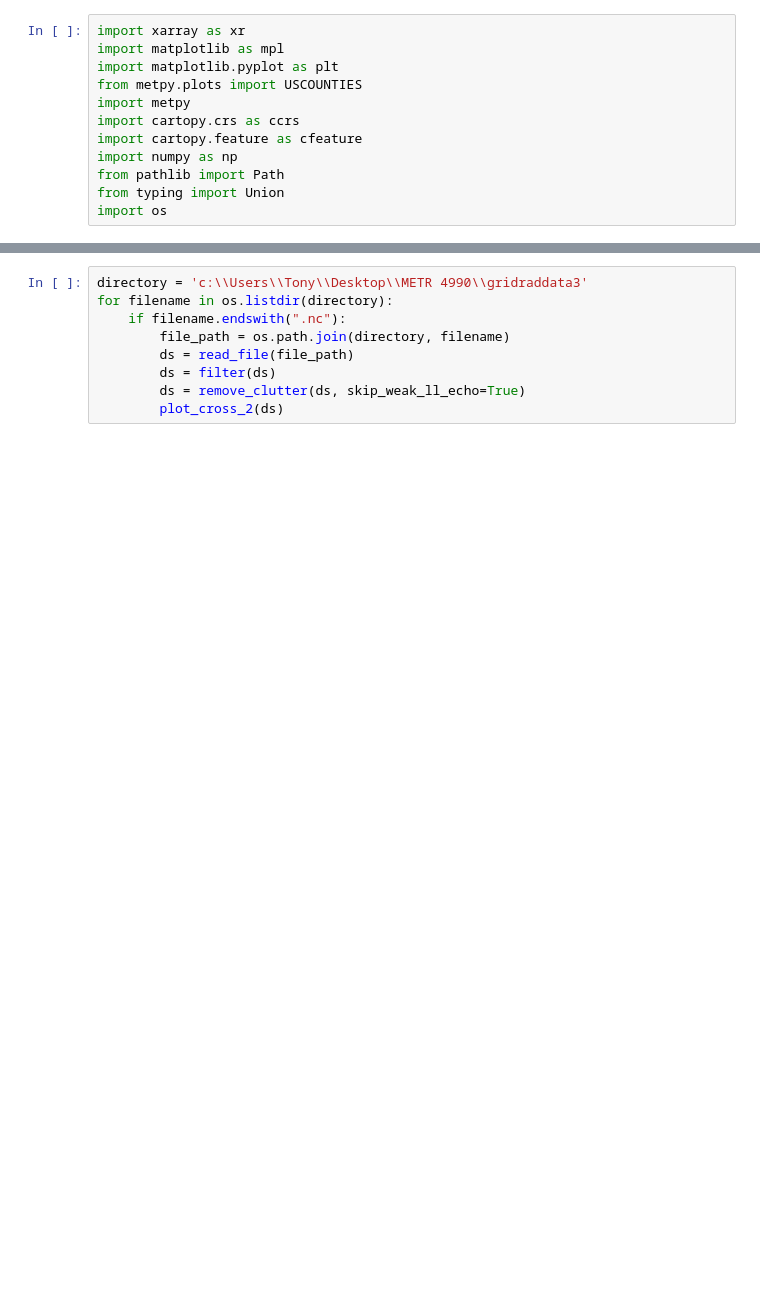
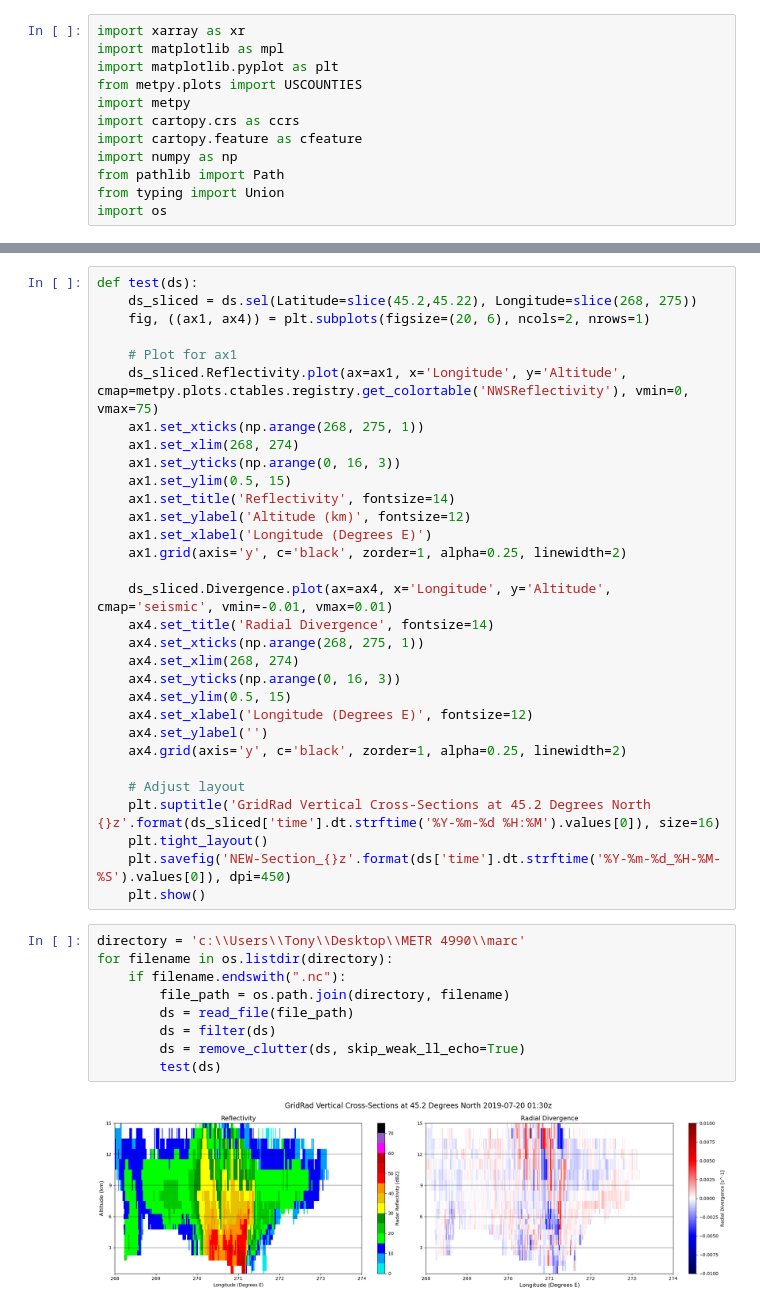
Before and after one commit to anthony-illenden/METR-4990, a Jupyter notebook: Scripts/METR 4990; GridRad Cross-Section RIJ.ipynb, the cells around one changed output, grey strips where cells are left out. Saved outputs shown, nothing was run; the diff lists cells and outputs as text; blank space fills up the shorter version.

```diff
--- a/Scripts/METR 4990; GridRad Cross-Section RIJ.ipynb
+++ b/Scripts/METR 4990; GridRad Cross-Section RIJ.ipynb
@@ -290,9 +292,42 @@ def plot_cross_2(ds):
+# %%
+def test(ds):
+    ds_sliced = ds.sel(Latitude=slice(45.2,45.22), Longitude=slice(268, 275))
+    fig, ((ax1, ax4)) = plt.subplots(figsize=(20, 6), ncols=2, nrows=1)
+
+    # Plot for ax1
+    ds_sliced.Reflectivity.plot(ax=ax1, x='Longitude', y='Altitude', cmap=metpy.plots.ctables.registry.get_colortable('NWSReflectivity'), vmin=0, vmax=75)
+    ax1.set_xticks(np.arange(268, 275, 1))
+    ax1.set_xlim(268, 274)
+    ax1.set_yticks(np.arange(0, 16, 3))
+    ax1.set_ylim(0.5, 15)
+    ax1.set_title('Reflectivity', fontsize=14)
+    ax1.set_ylabel('Altitude (km)', fontsize=12)
+    ax1.set_xlabel('Longitude (Degrees E)')
+    ax1.grid(axis='y', c='black', zorder=1, alpha=0.25, linewidth=2)
+
+    ds_sliced.Divergence.plot(ax=ax4, x='Longitude', y='Altitude', cmap='seismic', vmin=-0.01, vmax=0.01)
+    ax4.set_title('Radial Divergence', fontsize=14)
+    ax4.set_xticks(np.arange(268, 275, 1))
+    ax4.set_xlim(268, 274)
+    ax4.set_yticks(np.arange(0, 16, 3))
+    ax4.set_ylim(0.5, 15)
+    ax4.set_xlabel('Longitude (Degrees E)', fontsize=12)
+    ax4.set_ylabel('')
+    ax4.grid(axis='y', c='black', zorder=1, alpha=0.25, linewidth=2)
+
+    # Adjust layout
+    plt.suptitle('GridRad Vertical Cross-Sections at 45.2 Degrees North {}z'.format(ds_sliced['time'].dt.strftime('%Y-%m-%d %H:%M').values[0]), size=16)
+    plt.tight_layout()
+    plt.savefig('NEW-Section_{}z'.format(ds['time'].dt.strftime('%Y-%m-%d_%H-%M-%S').values[0]), dpi=450)
+    plt.show()
 # %%
-directory = 'c:\\Users\\Tony\\Desktop\\METR 4990\\gridraddata3'
+directory = 'c:\\Users\\Tony\\Desktop\\METR 4990\\marc'
 for filename in os.listdir(directory):
     if filename.endswith(".nc"):
         file_path = os.path.join(directory, filename)
         ds = read_file(file_path)
         ds = filter(ds)
         ds = remove_clutter(ds, skip_weak_ll_echo=True)
-        plot_cross_2(ds)
+        test(ds)
+# %% [output]
+[figure, added]
```
Also changed, not shown: parts of 8 cells of this notebook, 5 other files.
